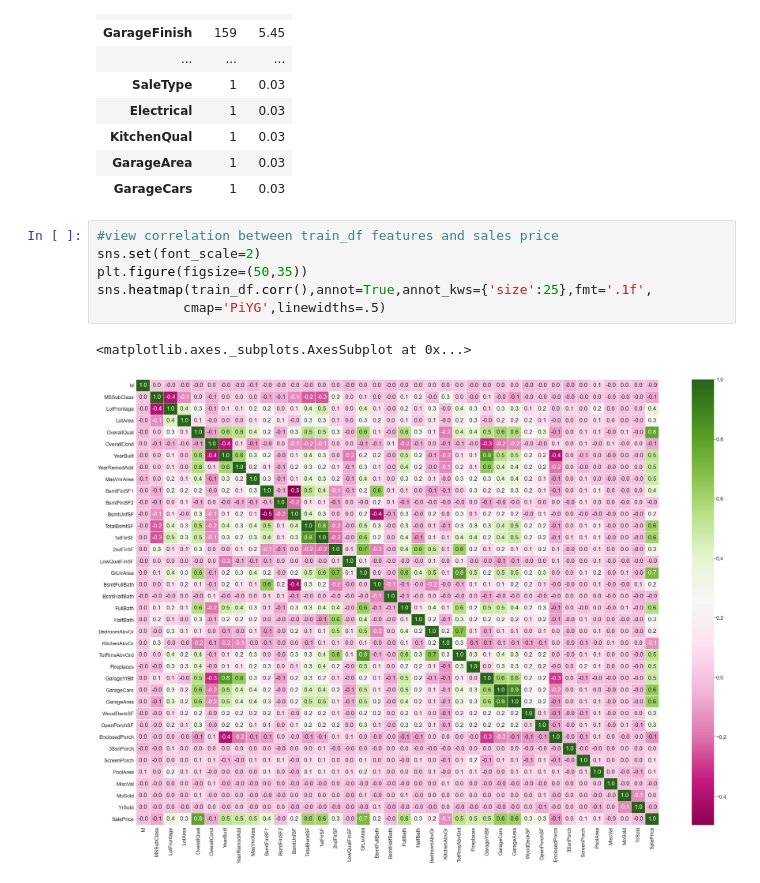
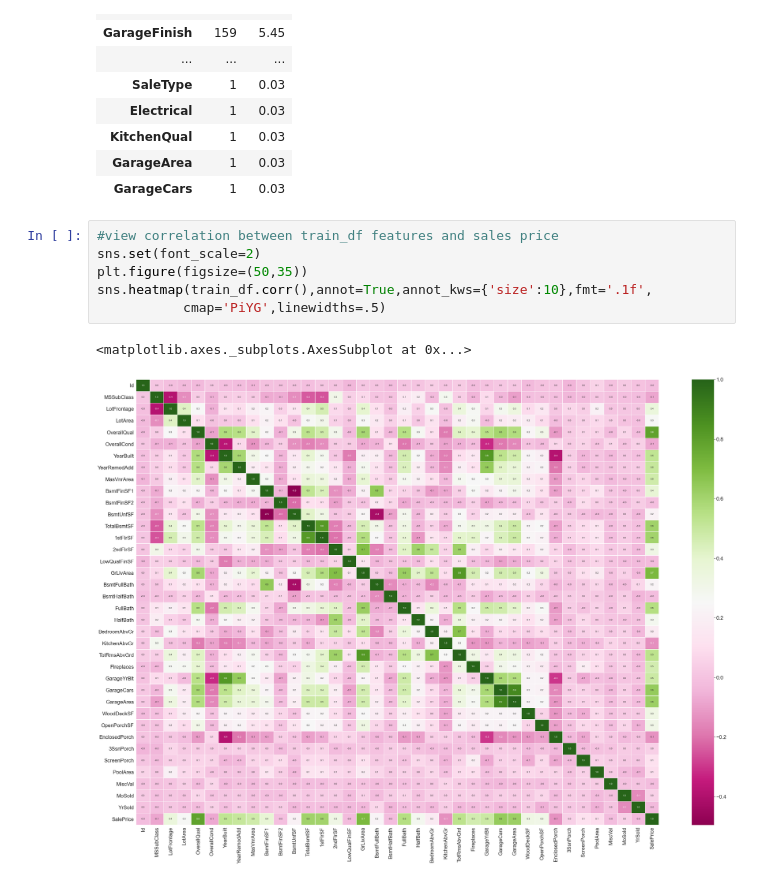
Before and after one commit to VikasNagare12/house-price-prediction, a Jupyter notebook: HousePricePrediction.ipynb, the cells around one changed output. Drawn from its saved outputs; the diff is of its cells as text.

```diff
--- a/HousePricePrediction.ipynb
+++ b/HousePricePrediction.ipynb
@@ -109,9 +108,9 @@ missing_value_df
 # %%
 #view correlation between train_df features and sales price
 sns.set(font_scale=2)
 plt.figure(figsize=(50,35))
-sns.heatmap(train_df.corr(),annot=True,annot_kws={'size':25},fmt='.1f',
+sns.heatmap(train_df.corr(),annot=True,annot_kws={'size':10},fmt='.1f',
            cmap='PiYG',linewidths=.5)
 # %% [output]
 <matplotlib.axes._subplots.AxesSubplot at 0x...>
-[figure, old version]
+[figure, new version]
```
Also changed, not shown: parts of 5 cells of this notebook.
